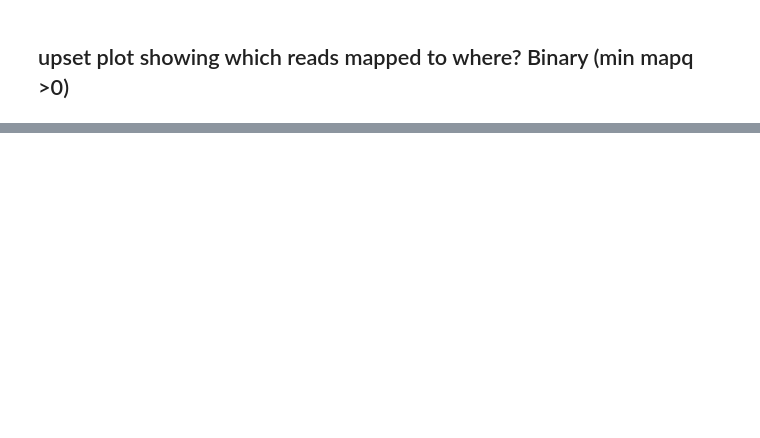
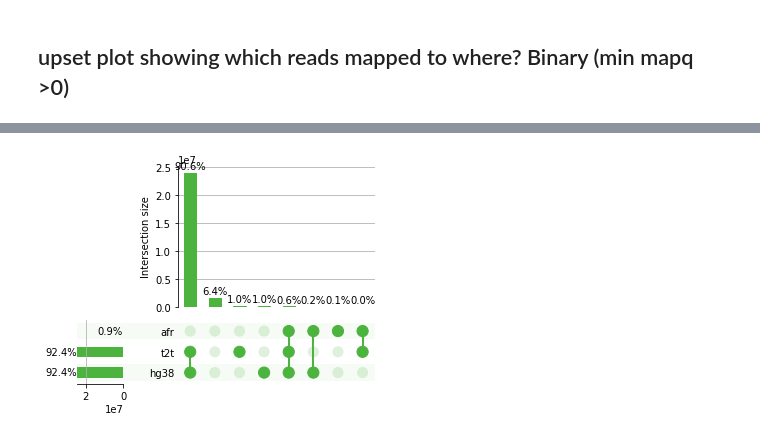
Before and after one commit to fairliereese/240903_pt, a Jupyter notebook: analysis/compare_hg38_t2t_afr.ipynb, the cells around one changed output, grey strips where cells are left out. Cells and saved outputs as stored; diff of their text form; code cells hidden in the pictures; blank space fills up the shorter version.

```diff
--- a/analysis/compare_hg38_t2t_afr.ipynb
+++ b/analysis/compare_hg38_t2t_afr.ipynb
@@ -80,0 +94,44 @@ df2 = pd.read_csv(fastq_file, sep='\t', header=None, names=['read_id'])
+# %%
+thresh = 10
+
+t2t_file = proc_cfg(expand(config['lr']['map']['bam_mapqs'],
+                          sample=sample,
+                          assembly='t2t')[0], od)
+hg38_file = proc_cfg(expand(config['lr']['map']['bam_mapqs'],
+                          sample=sample,
+                          assembly='hg38')[0], od)
+afr_file = proc_cfg(expand(config['lr']['map']['bam_mapqs'],
+                          sample=sample,
+                          assembly='afr')[0], od)
+
+df = pd.read_csv(hg38_file, sep='\t')
+df.rename({'mapq':'hg38'}, axis=1, inplace=True)
+assert len(df.index) == len(df.read_id.unique())
+
+df2 = pd.read_csv(t2t_file, sep='\t')
+df2.rename({'mapq':'t2t'}, axis=1, inplace=True)
+assert len(df2.index) == len(df2.read_id.unique())
+
+df3 = pd.read_csv(afr_file, sep='\t')
+df3.rename({'mapq':'afr'}, axis=1, inplace=True)
+assert len(df3.index) == len(df3.read_id.unique())
+
+df = df.merge(df2, how='outer', on='read_id')
+df = df.merge(df3, how='outer', on='read_id')
+
+# convert to binary
+df.fillna(0, inplace=True)
+df.set_index('read_id', inplace=True)
+df = df>thresh
+
+df.reset_index(inplace=True)
+df.set_index(['hg38', 't2t', 'afr'], inplace=True)
+# %%
+ax_dict = upsetplot.UpSet(df, subset_size='count',
+                          facecolor=color,
+                          sort_by='cardinality',
+                          show_counts=False,
+                          show_percentages=True).plot()
+plt.suptitle(f'Reads w/ mapq>{thresh}')
+# %% [output]
+[figure, added]
```
Also changed, not shown: parts of 30 cells of this notebook, 4 other files.
